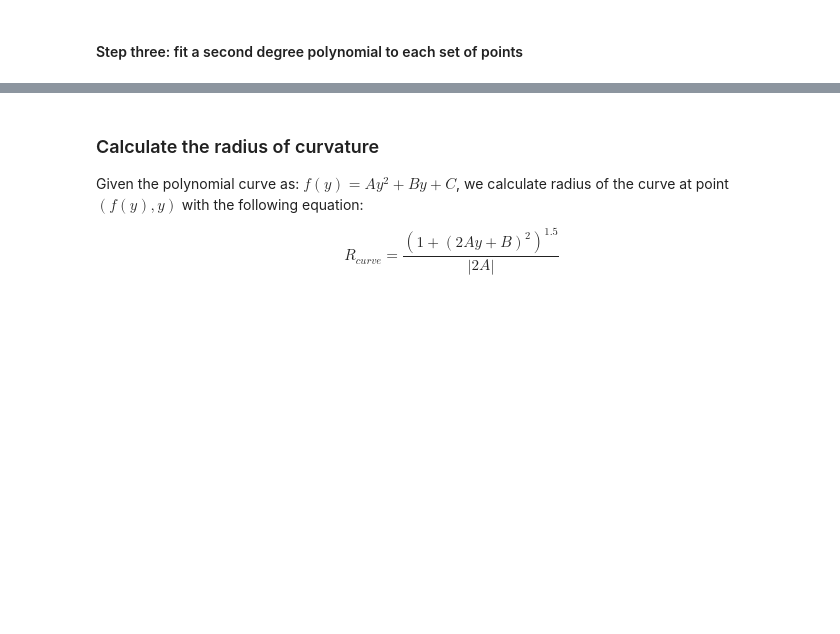
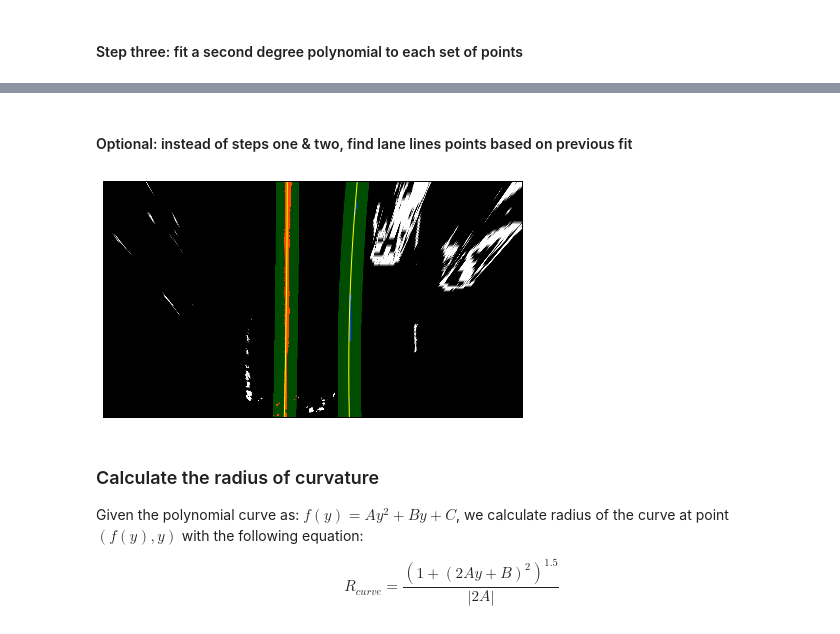
Before and after one commit to Goldob/CarND-Advanced-Lane-Lines, a Jupyter notebook: solution.ipynb, the cells around one changed output, grey strips where cells are left out. Cells and saved outputs as stored; diff of their text form; code cells hidden in the pictures; blank space fills up the shorter version.

Commit message:
Add search from prior feature

```diff
--- a/solution.ipynb
+++ b/solution.ipynb
@@ -316,3 +315,75 @@ plt.show()
+# %% [markdown]
+#### Optional: instead of steps one & two, find lane lines points based on previous fit
+# %%
+# The width of the margin around the previous polynomial to search
+CURVE_MARGIN = 35
+
+def search_from_prior(img, prior_left, prior_right):
+    margin = CURVE_MARGIN
+
+    # Identify the x and y positions of all nonzero pixels in the image
+    nonzero = img.nonzero()
+    nonzeroy = np.array(nonzero[0])
+    nonzerox = np.array(nonzero[1])
+
+    # Create empty lists to receive left and right lane pixel indices
+    left_lane_inds = []
+    right_lane_inds = []
+
+    left_lane_inds = ((nonzerox > (prior_left[0]*(nonzeroy**2) + prior_left[1]*nonzeroy +
+                    prior_left[2] - margin)) & (nonzerox < (prior_left[0]*(nonzeroy**2) +
+                    prior_left[1]*nonzeroy + prior_left[2] + margin)))
+    right_lane_inds = ((nonzerox > (prior_right[0]*(nonzeroy**2) + prior_right[1]*nonzeroy +
+                    prior_right[2] - margin)) & (nonzerox < (prior_right[0]*(nonzeroy**2) +
+                    prior_right[1]*nonzeroy + prior_right[2] + margin)))
+
+    # Extract left and right line pixel positions
+    leftx = nonzerox[left_lane_inds]
+    lefty = nonzeroy[left_lane_inds]
+    rightx = nonzerox[right_lane_inds]
+    righty = nonzeroy[right_lane_inds]
+
+    return leftx, lefty, rightx, righty, windows
+
+leftx, lefty, rightx, righty, windows = search_from_prior(binary_warped, left_fit, right_fit)
+
+visualization = np.dstack([binary_warped, binary_warped, binary_warped])
+
+# Highlight the pixels classified into each line
+visualization[lefty, leftx] = [255, 0, 0]
+visualization[righty, rightx] = [0, 0, 255]
+
+###
+
+lane_img = np.zeros_like(image)
+
+# Generate a polygon to illustrate the search window area
+# And recast the x and y points into usable format for cv2.fillPoly()
+left_line_window1 = np.array([np.transpose(np.vstack([left_fitx-CURVE_MARGIN, ploty]))])
+left_line_window2 = np.array([np.flipud(np.transpose(np.vstack([left_fitx+CURVE_MARGIN,
+                              ploty])))])
+left_line_pts = np.hstack((left_line_window1, left_line_window2))
+right_line_window1 = np.array([np.transpose(np.vstack([right_fitx-CURVE_MARGIN, ploty]))])
+right_line_window2 = np.array([np.flipud(np.transpose(np.vstack([right_fitx+CURVE_MARGIN,
+                              ploty])))])
+right_line_pts = np.hstack((right_line_window1, right_line_window2))
+
+# Draw the lane onto the warped blank image
+cv2.fillPoly(lane_img, np.int_([left_line_pts]), (0,255, 0))
+cv2.fillPoly(lane_img, np.int_([right_line_pts]), (0,255, 0))
+visualization = cv2.addWeighted(visualization, 1, lane_img, 0.3, 0)
+
+# Plot the polynomial lines onto the image
+
+plt.figure(figsize=(7.5, 4.75))
+plt.plot(left_fitx, ploty, color='yellow')
+plt.plot(right_fitx, ploty, color='yellow')
+plt.imshow(visualization)
+hide_axes()
+
+###
+# %% [output]
+[figure, added]
 # %% [markdown]
 ### Calculate the radius of curvature
 
```
Also changed, not shown: parts of 8 cells of this notebook.
